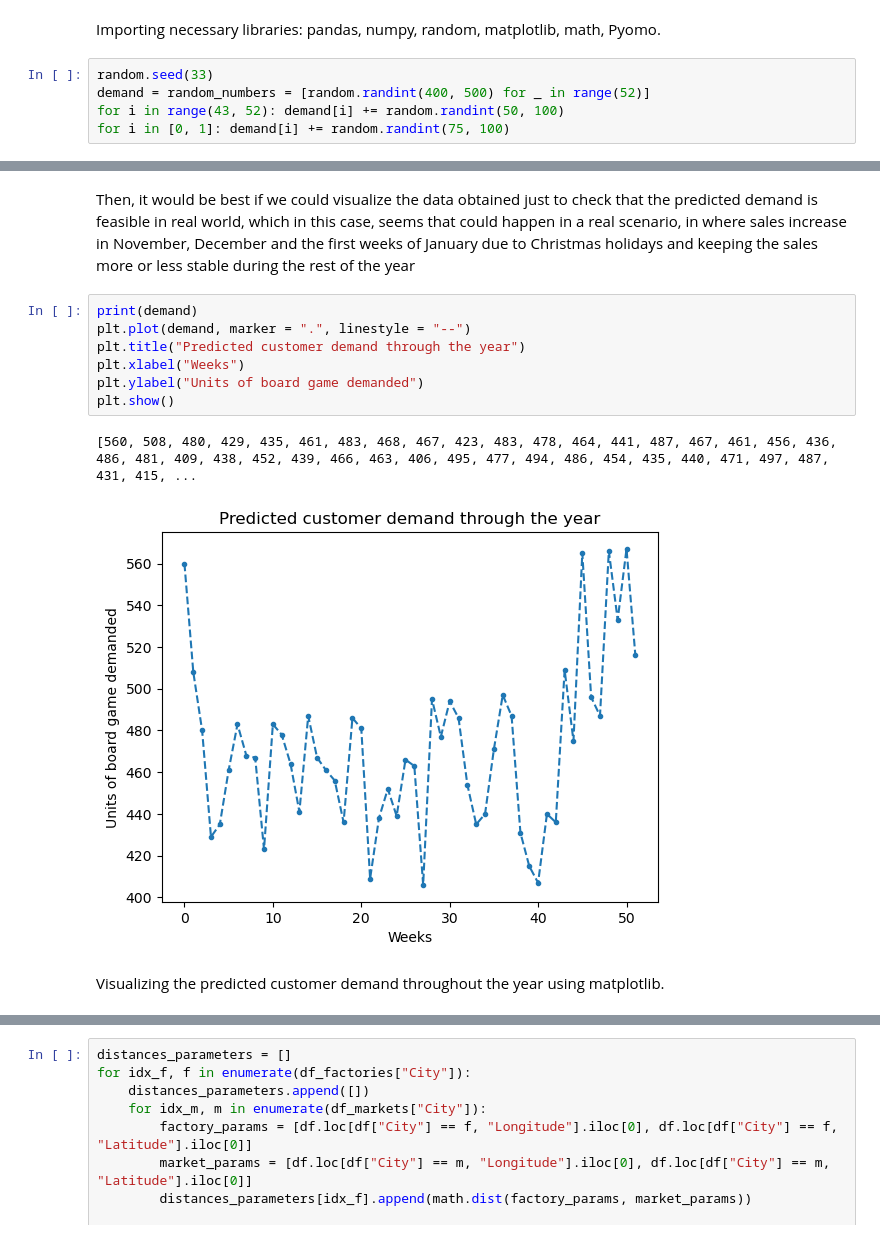
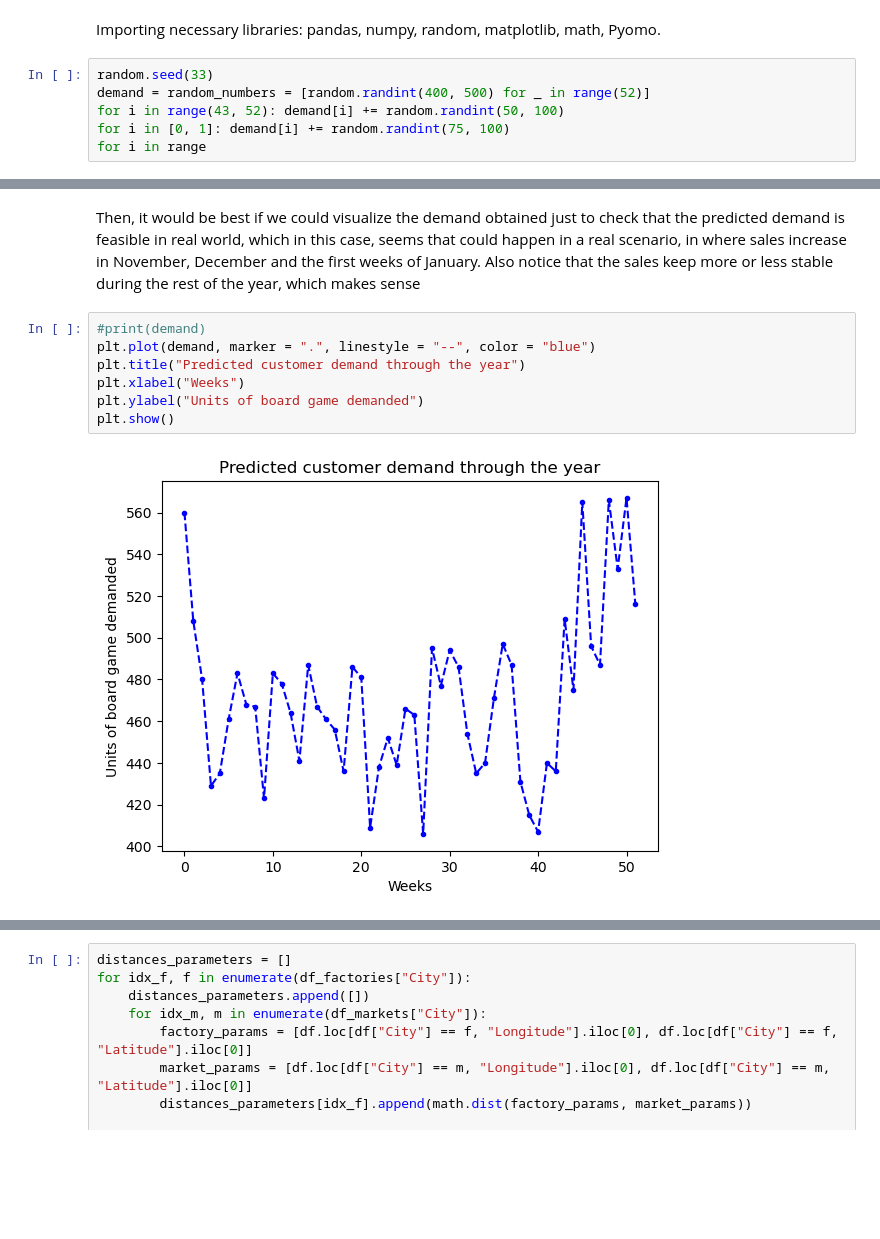
Before and after one commit to filipponardi17/Logistics-Optimization-System, a Jupyter notebook: First_Homework.ipynb, the cells around one changed output, grey strips where cells are left out. Cells and saved outputs as stored; diff of their text form; blank space fills up the shorter version.

```diff
--- a/First_Homework.ipynb
+++ b/First_Homework.ipynb
@@ -33,3 +27,4 @@ random.seed(33)
 demand = random_numbers = [random.randint(400, 500) for _ in range(52)]
 for i in range(43, 52): demand[i] += random.randint(50, 100)
 for i in [0, 1]: demand[i] += random.randint(75, 100)
+for i in range
@@ -71,14 +64,11 @@ for i in range(weeks):
 # %% [markdown]
-Then, it would be best if we could visualize the data obtained just to check that the predicted demand is feasible in real world, which in this case, seems that could happen in a real scenario, in where sales increase in November, December and the first weeks of January due to Christmas holidays and keeping the sales more or less stable during the rest of the year
+Then, it would be best if we could visualize the demand obtained just to check that the predicted demand is feasible in real world, which in this case, seems that could happen in a real scenario, in where sales increase in November, December and the first weeks of January. Also notice that the sales keep more or less stable during the rest of the year, which makes sense
 # %%
-print(demand)
-plt.plot(demand, marker = ".", linestyle = "--")
+#print(demand)
+plt.plot(demand, marker = ".", linestyle = "--", color = "blue")
 plt.title("Predicted customer demand through the year")
 plt.xlabel("Weeks")
 plt.ylabel("Units of board game demanded")
 plt.show()
 # %% [output]
-[560, 508, 480, 429, 435, 461, 483, 468, 467, 423, 483, 478, 464, 441, 487, 467, 461, 456, 436, 486, 481, 409, 438, 452, 439, 466, 463, 406, 495, 477, 494, 486, 454, 435, 440, 471, 497, 487, 431, 415, ...
-[figure, old version]
+[figure, new version]
-# %% [markdown]
-Visualizing the predicted customer demand throughout the year using matplotlib.
```
Also changed, not shown: parts of 31 cells of this notebook.
